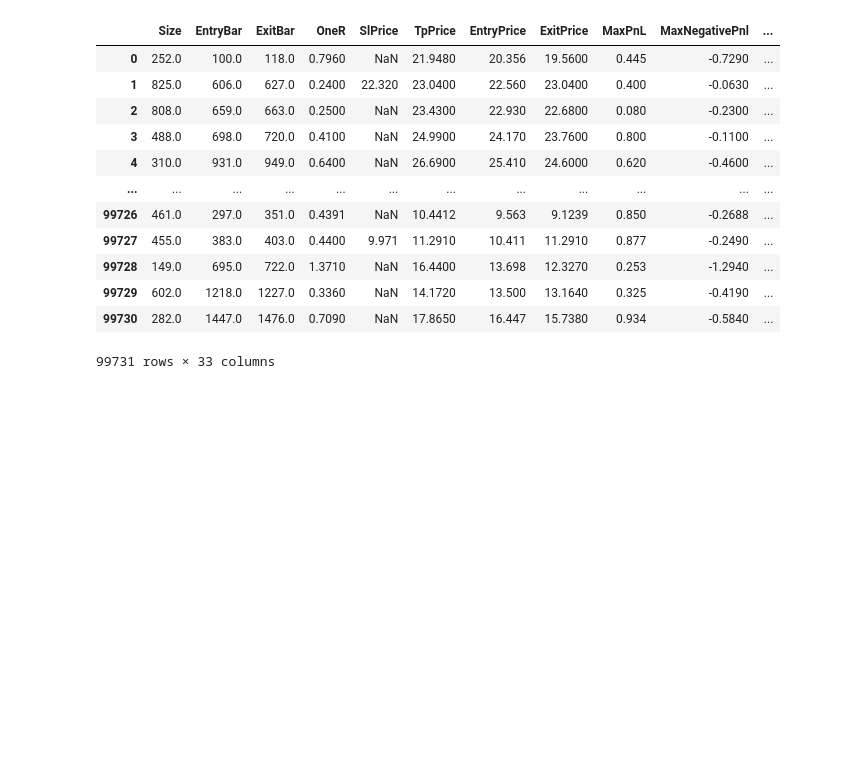
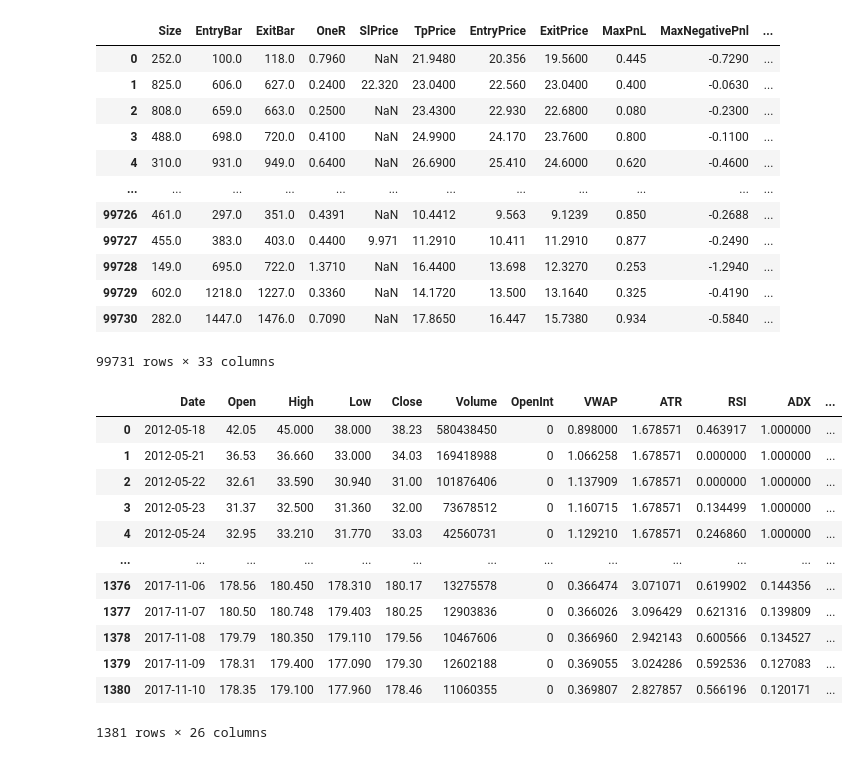
Before and after one commit to abdel-ely-ds/just-trade-it, a Jupyter notebook: notebooks/backtest.ipynb, the cells around one changed output. Saved outputs shown, nothing was run; the diff lists cells and outputs as text; code cells hidden in the pictures; blank space fills up the shorter version.

```diff
--- a/notebooks/backtest.ipynb
+++ b/notebooks/backtest.ipynb
@@ -48,0 +55,18 @@ bt.log_results(backtest_results=results, backtest_name="extreme_rsi")
+# %%
+df = pd.read_csv('../archive/Stocks/.us.txt')
+# %%
+df.sort_values(by="Date")
+# %% [output]
+|  | Date | Open | High | Low | Close | Volume | OpenInt | VWAP | ATR | RSI | ADX | ... |
+| 0 | 2012-05-18 | 42.05 | 45.000 | 38.000 | 38.23 | 580438450 | 0 | 0.898000 | 1.678571 | 0.463917 | 1.000000 | ... |
+| 1 | 2012-05-21 | 36.53 | 36.660 | 33.000 | 34.03 | 169418988 | 0 | 1.066258 | 1.678571 | 0.000000 | 1.000000 | ... |
+| 2 | 2012-05-22 | 32.61 | 33.590 | 30.940 | 31.00 | 101876406 | 0 | 1.137909 | 1.678571 | 0.000000 | 1.000000 | ... |
+| 3 | 2012-05-23 | 31.37 | 32.500 | 31.360 | 32.00 | 73678512 | 0 | 1.160715 | 1.678571 | 0.134499 | 1.000000 | ... |
+| 4 | 2012-05-24 | 32.95 | 33.210 | 31.770 | 33.03 | 42560731 | 0 | 1.129210 | 1.678571 | 0.246860 | 1.000000 | ... |
+| ... | ... | ... | ... | ... | ... | ... | ... | ... | ... | ... | ... | ... |
+| 1376 | 2017-11-06 | 178.56 | 180.450 | 178.310 | 180.17 | 13275578 | 0 | 0.366474 | 3.071071 | 0.619902 | 0.144356 | ... |
+| 1377 | 2017-11-07 | 180.50 | 180.748 | 179.403 | 180.25 | 12903836 | 0 | 0.366026 | 3.096429 | 0.621316 | 0.139809 | ... |
+| 1378 | 2017-11-08 | 179.79 | 180.350 | 179.110 | 179.56 | 10467606 | 0 | 0.366960 | 2.942143 | 0.600566 | 0.134527 | ... |
+| 1379 | 2017-11-09 | 178.31 | 179.400 | 177.090 | 179.30 | 12602188 | 0 | 0.369055 | 3.024286 | 0.592536 | 0.127083 | ... |
+| 1380 | 2017-11-10 | 178.35 | 179.100 | 177.960 | 178.46 | 11060355 | 0 | 0.369807 | 2.827857 | 0.566196 | 0.120171 | ... |
+1381 rows × 26 columns
```
Also changed, not shown: parts of 5 cells of this notebook, 2 other files.
